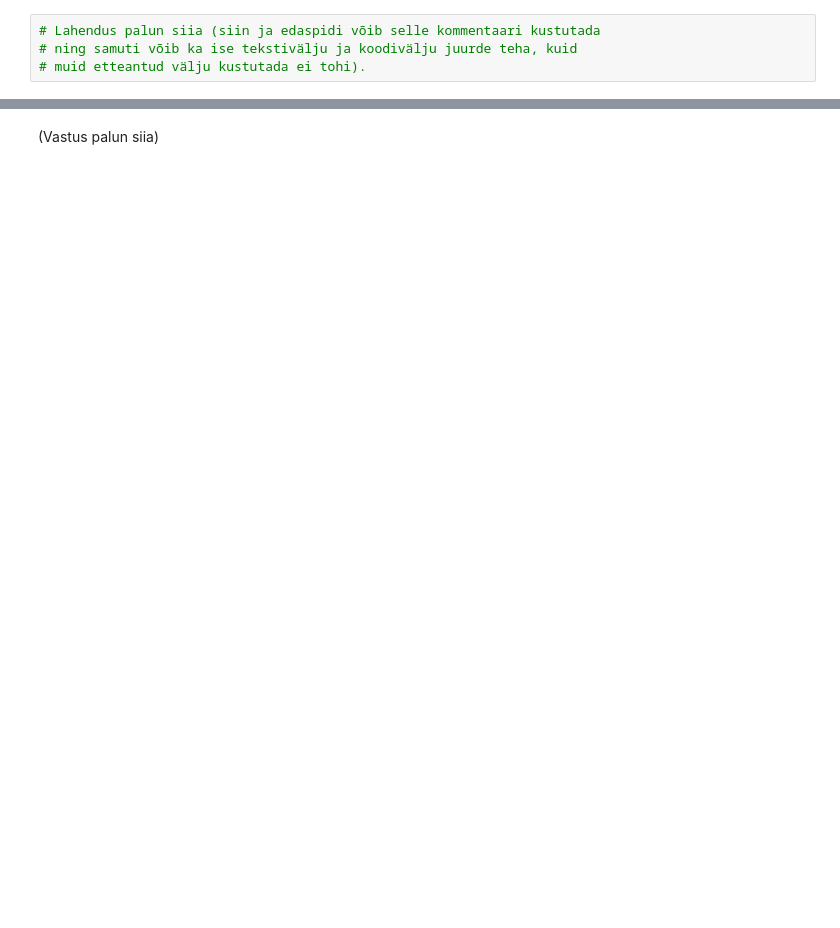
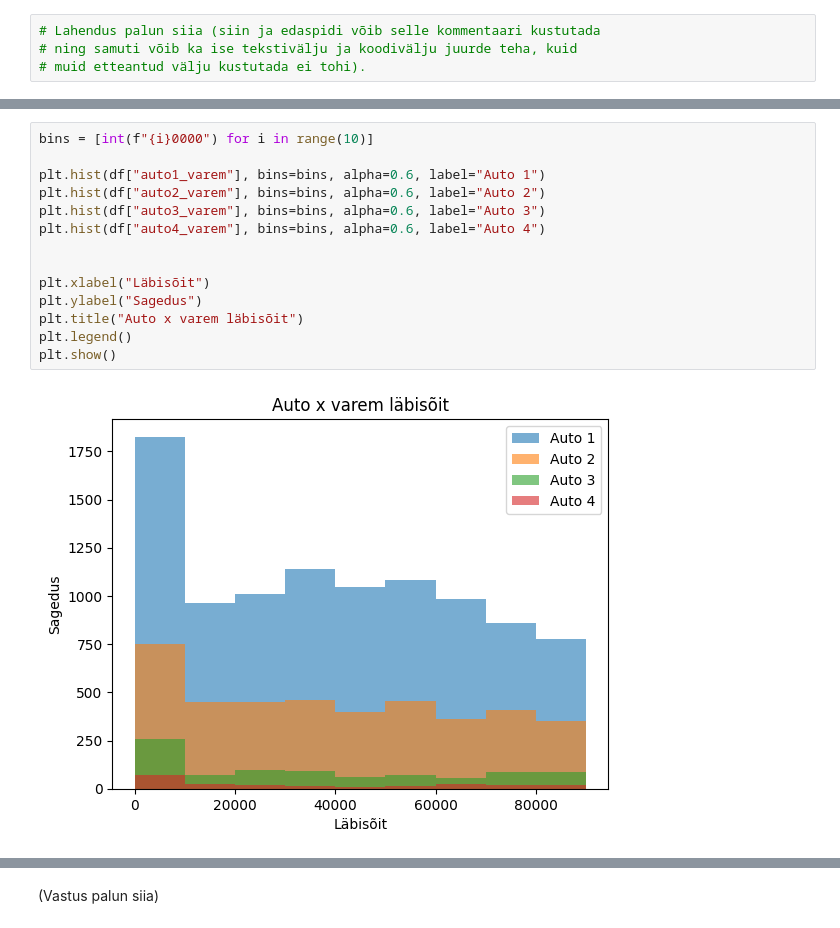
Before and after one commit to saskia002/andmeteaduse-meetodid, a Jupyter notebook: kodutööd/2/ATM2025_kodutoo_2.ipynb, the cells around one changed output, grey strips where cells are left out. Drawn from its saved outputs; the diff is of its cells as text; blank space fills up the shorter version.

```diff
--- a/kodutööd/2/ATM2025_kodutoo_2.ipynb
+++ b/kodutööd/2/ATM2025_kodutoo_2.ipynb
@@ -102,0 +292,16 @@ VIHJED:
+# %%
+bins = [int(f"{i}0000") for i in range(10)]
+
+plt.hist(df["auto1_varem"], bins=bins, alpha=0.6, label="Auto 1")
+plt.hist(df["auto2_varem"], bins=bins, alpha=0.6, label="Auto 2")
+plt.hist(df["auto3_varem"], bins=bins, alpha=0.6, label="Auto 3")
+plt.hist(df["auto4_varem"], bins=bins, alpha=0.6, label="Auto 4")
+
+
+plt.xlabel("Läbisõit")
+plt.ylabel("Sagedus")
+plt.title("Auto x varem läbisõit")
+plt.legend()
+plt.show()
+# %% [output]
+[figure, added]
```
Also changed, not shown: parts of 74 cells of this notebook, 1 other file.
